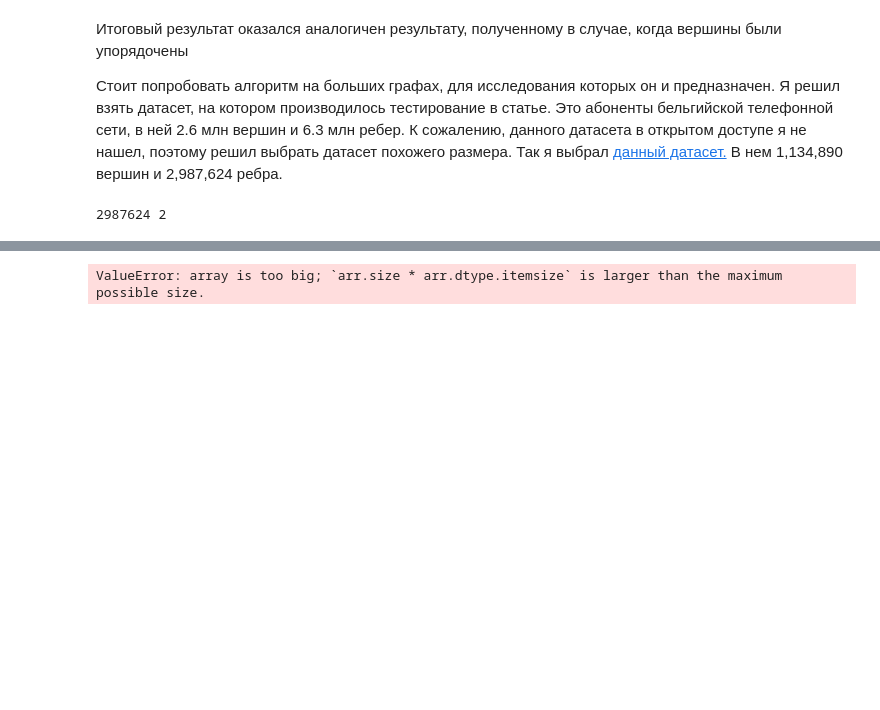
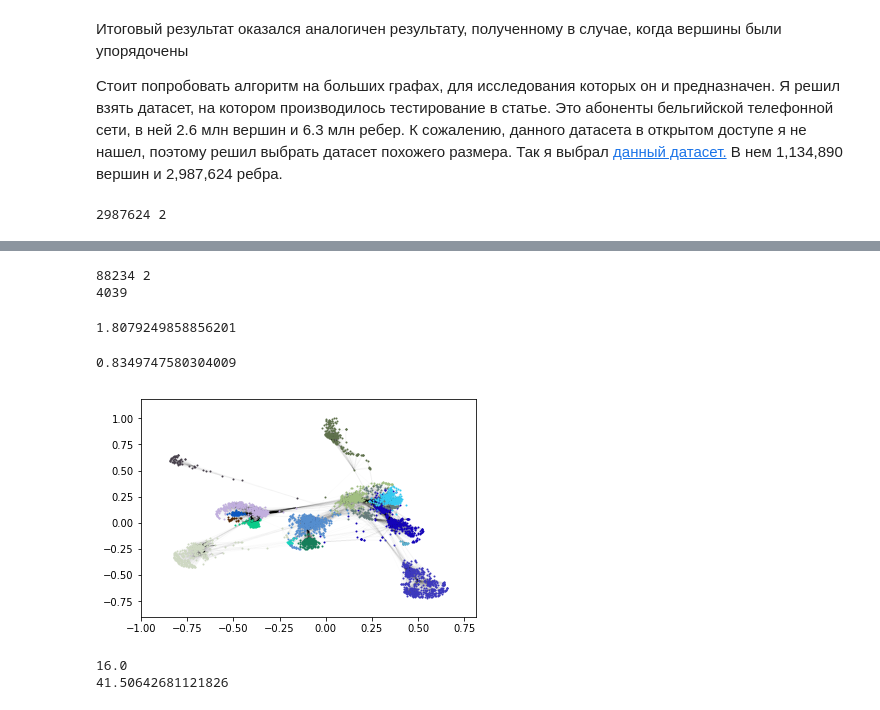
Before and after one commit to mzemlyanikin/hse-clustering, a Jupyter notebook: louvain-test.ipynb, the cells around one changed output, grey strips where cells are left out. Drawn from its saved outputs; the diff is of its cells as text; code cells hidden in the pictures; blank space fills up the shorter version.

```diff
--- a/louvain-test.ipynb
+++ b/louvain-test.ipynb
@@ -223,0 +209,3 @@ for row in Data:
+# %%
+Data = np.loadtxt('/home/maxim/Downloads/com-amazon.ungraph.txt', dtype = int, skiprows = 1)
+N, dp1 = Data.shape
@@ -234,5 +238,3 @@ KeyboardInterrupt:
 # %%
-import numpy as np
-
-Data = np.loadtxt('/home/maxim/work/com-amazon.ungraph.txt', dtype = int, skiprows = 1)
+Data = np.loadtxt('/home/maxim/Downloads/com-lj.ungraph.txt', dtype = int, skiprows = 4)
 N, dp1 = Data.shape
@@ -260,19 +261,55 @@ print(end - start)
+# %%
+%matplotlib inline
+
+Data = np.loadtxt('/home/maxim/Downloads/facebook_combined.txt', dtype = int)
+N, dp1 = Data.shape
+# %%
+print(N, dp1)
+G = nx.Graph()
+for row in Data:
+    G.add_edge(*tuple(row))
+print(len(G.nodes()))
+# %% [output]
+88234 2
+4039
+# %%
+import time
+
+start = time.time()
+
+partition = community.best_partition(G)
+end = time.time()
+print(end - start)
+# %% [output]
+1.8079249858856201
+# %%
+modularity = community.modularity(partition, G)
+print(modularity)
+# %% [output]
+0.8349747580304009
 # %%
+import time
+start = time.time()
 size = float(len(set(partition.values())))
 pos = nx.spring_layout(G)
 count = 0.
 
 for com in set(partition.values()):
     count = count + 1.
     list_nodes = [nodes for nodes in partition.keys()
                                 if partition[nodes] == com]
     colors = [np.random.rand(3)]
-    nx.draw_networkx_nodes(G, pos, list_nodes, node_size = 20,
+    nx.draw_networkx_nodes(G, pos, list_nodes, node_size = 1,
                            node_color = colors)
 
-nx.draw_networkx_edges(G,pos, alpha=0.5)
+nx.draw_networkx_edges(G,pos, alpha=0.01)
 plt.show()
-modularity = community.modularity(partition, G)
-print(modularity)
+end = time.time()
 # %% [output]
-ValueError: array is too big; `arr.size * arr.dtype.itemsize` is larger than the maximum possible size.
+[figure, added]
+# %%
+print(size)
+print(end - start)
+# %% [output]
+16.0
+41.50642681121826
```
Also changed, not shown: parts of 20 cells of this notebook.
